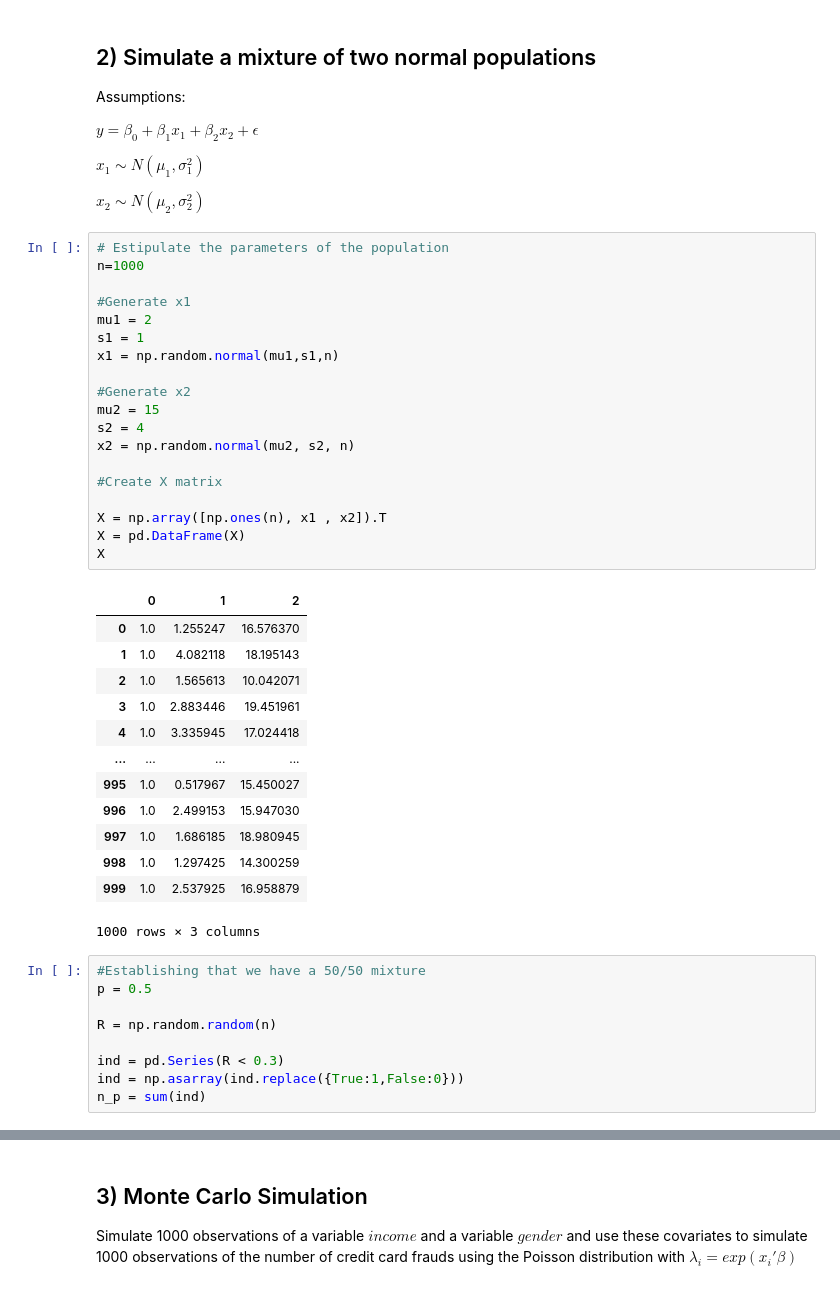
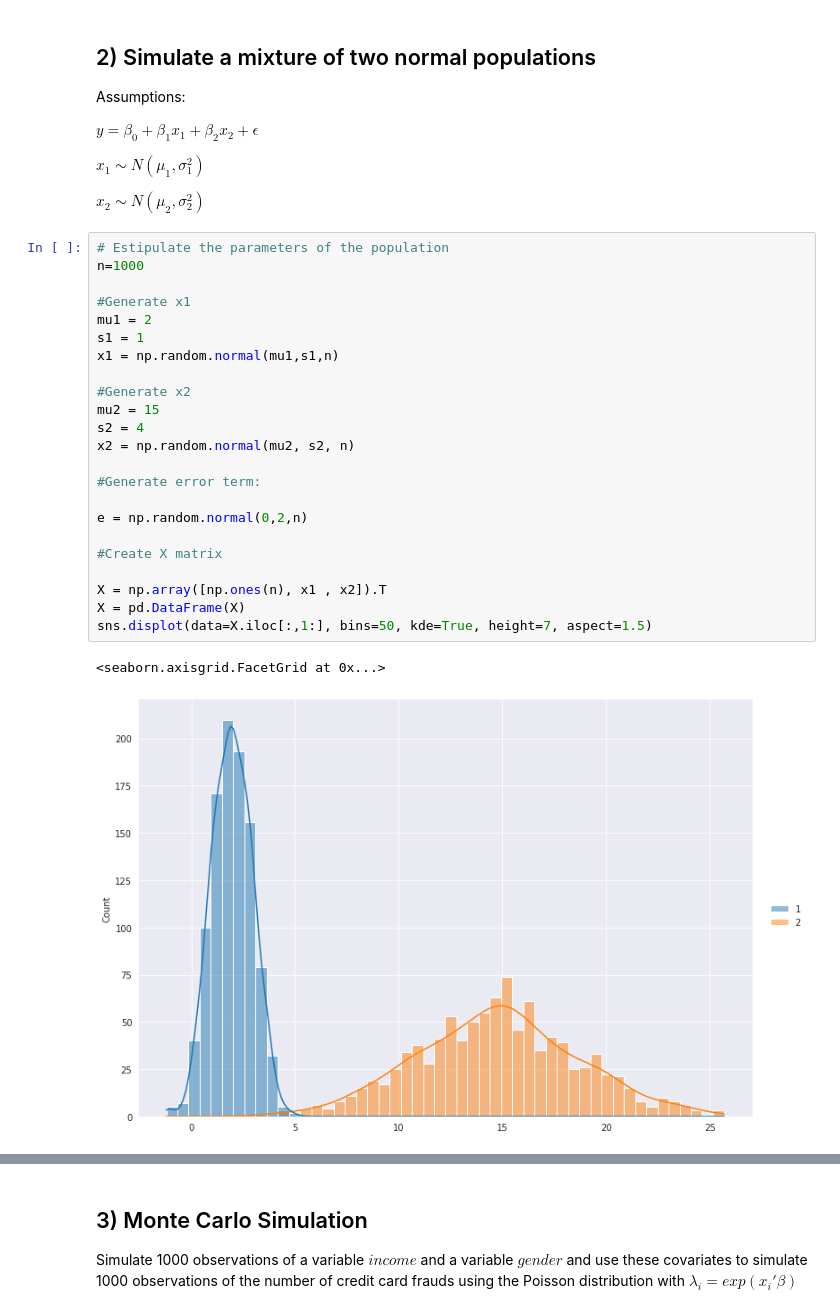
Before and after one commit to jpmvbastos/AppliedEconometrics, a Jupyter notebook: Homework1.ipynb, the cells around one changed output, grey strips where cells are left out. Drawn from its saved outputs; the diff is of its cells as text.

```diff
--- a/Homework1.ipynb
+++ b/Homework1.ipynb
@@ -28,42 +137,26 @@ $ x_2 \sim N(\mu_2, \sigma^2_2)$
 # %%
 # Estipulate the parameters of the population
 n=1000
 
 #Generate x1
 mu1 = 2
 s1 = 1
 x1 = np.random.normal(mu1,s1,n)
 
 #Generate x2
 mu2 = 15
 s2 = 4
 x2 = np.random.normal(mu2, s2, n)
 
+#Generate error term:
+
+e = np.random.normal(0,2,n)
+
 #Create X matrix
 
 X = np.array([np.ones(n), x1 , x2]).T
 X = pd.DataFrame(X)
-X
+sns.displot(data=X.iloc[:,1:], bins=50, kde=True, height=7, aspect=1.5)
 # %% [output]
-|  | 0 | 1 | 2 |
-| 0 | 1.0 | 1.255247 | 16.576370 |
-| 1 | 1.0 | 4.082118 | 18.195143 |
-| 2 | 1.0 | 1.565613 | 10.042071 |
-| 3 | 1.0 | 2.883446 | 19.451961 |
-| 4 | 1.0 | 3.335945 | 17.024418 |
-| ... | ... | ... | ... |
-| 995 | 1.0 | 0.517967 | 15.450027 |
-| 996 | 1.0 | 2.499153 | 15.947030 |
-| 997 | 1.0 | 1.686185 | 18.980945 |
-| 998 | 1.0 | 1.297425 | 14.300259 |
-| 999 | 1.0 | 2.537925 | 16.958879 |
-1000 rows × 3 columns
+<seaborn.axisgrid.FacetGrid at 0x...>
+[figure, added]
-# %%
-#Establishing that we have a 50/50 mixture
-p = 0.5
-
-R = np.random.random(n)
-
-ind = pd.Series(R < 0.3)
-ind = np.asarray(ind.replace({True:1,False:0}))
-n_p = sum(ind)
```
Also changed, not shown: parts of 24 cells of this notebook.
